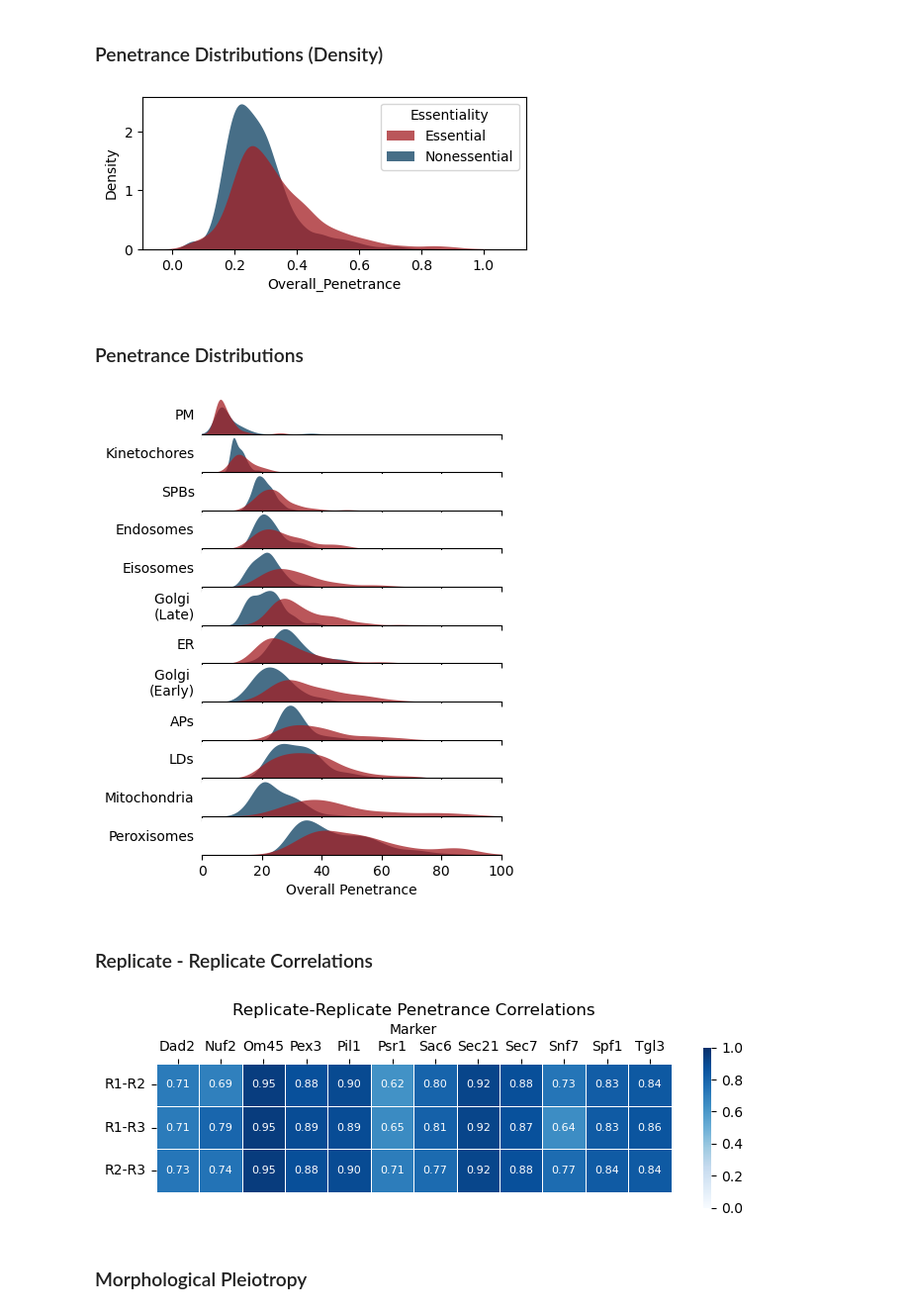
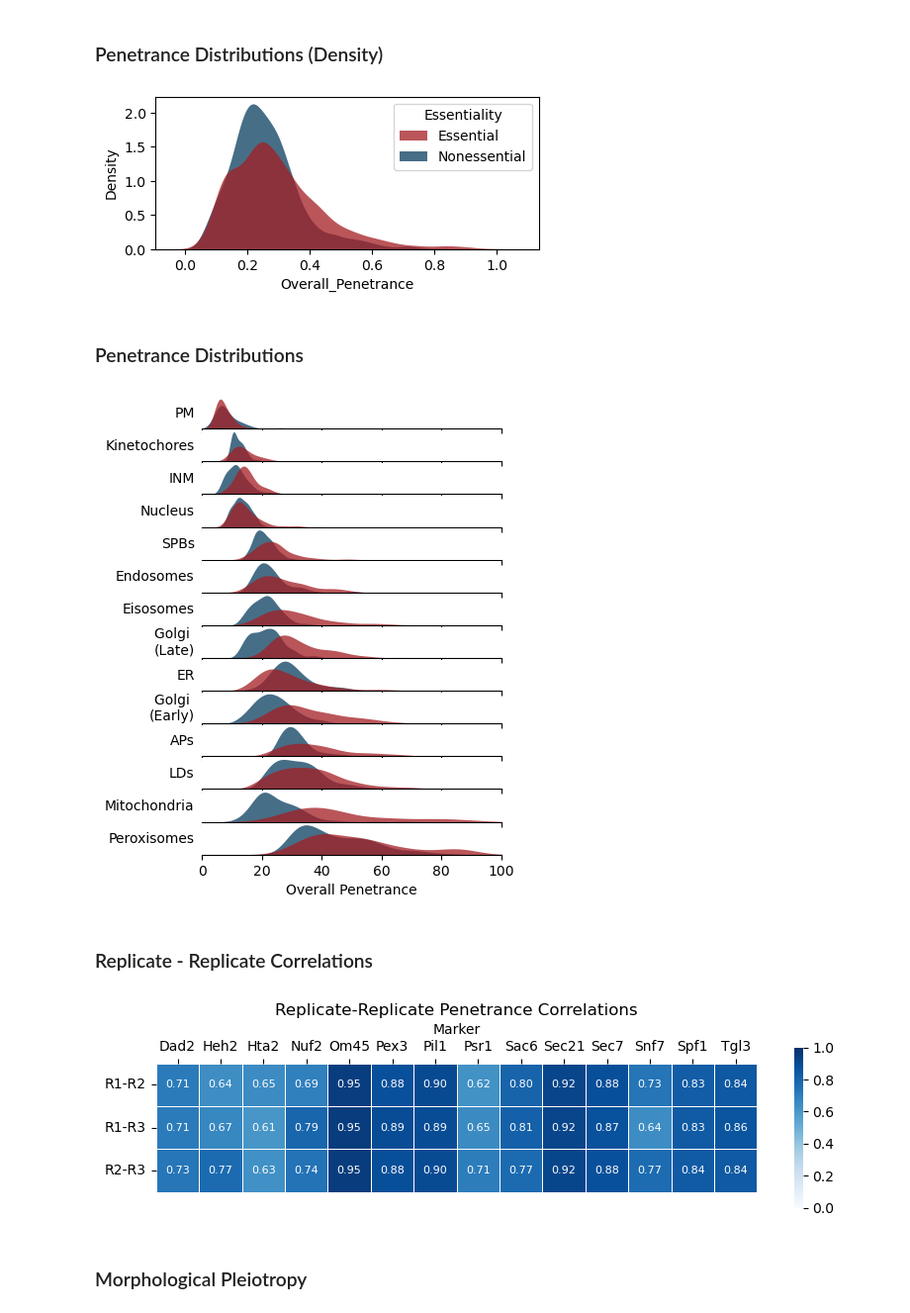
Before and after one commit to arsam-dj/MarkerProject, a Jupyter notebook: 12_make_plots_with_phenotype_data.ipynb, the cells around one changed output. Shown at 99% size. Drawn from its saved outputs; the diff is of its cells as text; code cells hidden in the pictures.

Commit message:
Added Heh2 and Hta2 to plots.

```diff
--- a/12_make_plots_with_phenotype_data.ipynb
+++ b/12_make_plots_with_phenotype_data.ipynb
@@ -17,7 +17,7 @@ from functools import reduce
 from matplotlib_venn import venn2
 from scipy.stats import linregress
 # %%
-markers = ["Dad2", "Sac6", "Tgl3", "Pex3", "Pil1", "Nuf2", "Snf7", "Sec21", "Sec7", "Psr1", "Spf1", "Om45"]
+markers = ["Dad2", "Sac6", "Tgl3", "Pex3", "Pil1", "Nuf2", "Snf7", "Sec21", "Sec7", "Psr1", "Spf1", "Om45", "Heh2", "Hta2"]
 label_maps = {
     "Dad2": "Spindle Pole Bodies",
     "Sac6": "Actin Patches",
@@ -30,7 +30,9 @@ label_maps = {
     "Sec7": "Golgi (Late)",
     "Psr1": "Plasma Membrane",
     "Spf1": "Endoplasmic Reticulum",
-    "Om45": "Mitochondria"
+    "Om45": "Mitochondria",
+    "Heh2": "Inner Nuclear Membrane",
+    "Hta2": "Nucleus"
 }
 
 label_maps_abv = {
@@ -45,10 +47,19 @@ label_maps_abv = {
     "Sec7": "Golgi \n(Late)",
     "Psr1": "PM",
     "Spf1": "ER",
-    "Om45": "Mitochondria"
+    "Om45": "Mitochondria",
+    "Heh2": "INM",
+    "Hta2": "Nucleus"
 }
 phenotype_set = "Compartments" # Cells or Compartments
 pen_col_to_select = "Overall_Penetrance"
+
+save_figs = False  # if False, won't save output graphs
+
+if ("Hta2" in markers) and (phenotype_set == "Cells"):  # Heh2 and Hta2 are the same screen when looking at whole-cell phenotypes
+    markers.remove("Hta2")
+    del label_maps["Hta2"]
+    del label_maps_abv["Hta2"]
 # %% [markdown]
 ### Comparing Hits Between MPv1 and MPv2
 # %%
@@ -114,7 +125,7 @@ markers = sorted(set(mpv1_dict) | set(mpv2_dict))
 c1 = "#093D5F"
 c2 = "#A31E23"
 
-fig, axes = plt.subplots(4, 3, figsize=(6, 8))
+fig, axes = plt.subplots(4, 4, figsize=(6, 8))
 axes = axes.flatten()
 
 for i, marker in enumerate(markers):
@@ -141,6 +152,7 @@ for j in range(len(markers), len(axes)):
     axes[j].axis("off")
 
 plt.tight_layout()
-plt.savefig("/mnt/c/Users/peree/OneDrive/Desktop/venns.pdf", format="pdf",  bbox_inches="tight")
+if save_figs:
+    plt.savefig("/mnt/c/Users/peree/OneDrive/Desktop/venns.pdf", format="pdf",  bbox_inches="tight")
 plt.show()
 plt.close()
@@ -203,7 +217,7 @@ markers = sorted(set(cell_dict) | set(compartment_dict))
 c1 = "#093D5F"
 c2 = "#A31E23"
 
-fig, axes = plt.subplots(2, 6, figsize=(10, 4))
+fig, axes = plt.subplots(2, 7, figsize=(10, 4))
 axes = axes.flatten()
 
 for i, marker in enumerate(markers):
@@ -230,7 +244,8 @@ for j in range(len(markers), len(axes)):
     axes[j].axis("off")
 
 plt.tight_layout()
-plt.savefig("/mnt/c/Users/peree/OneDrive/Desktop/venns_cell_sc.pdf", format="pdf",  bbox_inches="tight")
+if save_figs:
+    plt.savefig("/mnt/c/Users/peree/OneDrive/Desktop/venns_cell_sc.pdf", format="pdf",  bbox_inches="tight")
 plt.show()
 plt.close()
 # %% [output]
@@ -447,11 +464,12 @@ sns.kdeplot(
              "Essential": "#A31E23"},
     legend = True)
 
-plt.savefig("/mnt/c/Users/peree/OneDrive/Desktop/penetrance_density.pdf", format="pdf",  bbox_inches="tight")
+if save_figs:
+    plt.savefig("/mnt/c/Users/peree/OneDrive/Desktop/penetrance_density.pdf", format="pdf",  bbox_inches="tight")
 plt.show()
 plt.close()
 # %% [output]
-[figure, old version]
+[figure, new version]
 # %% [markdown]
 ### Penetrance Distributions
 # %%
@@ -555,11 +573,12 @@ for i, marker in enumerate(markers_order):
 # shared x formatting
 axes_plot[-1].set_xlim(0, 100)
 axes_plot[-1].set_xlabel("Overall Penetrance")
-plt.savefig("/mnt/c/Users/peree/OneDrive/Desktop/penetrance_distributions.pdf", bbox_inches="tight")
+if save_figs:
+    plt.savefig("/mnt/c/Users/peree/OneDrive/Desktop/penetrance_distributions.pdf", bbox_inches="tight")
 plt.show()
 plt.close()
 # %% [output]
-[figure, old version]
+[figure, new version]
 # %% [markdown]
 ### Replicate - Replicate Correlations
 # %%
@@ -627,35 +646,36 @@ corr_matrices = (
     .concat(corr_matrices, how="vertical")
     .sort("Marker")
     .to_pandas()
     .set_index("Marker")
     )
 
 ## Plot
 nrows, ncols = corr_matrices.T.shape
 plt.figure(figsize=(0.7*ncols, 0.7*nrows))
 ax = sns.heatmap(
     corr_matrices.T,
     vmin=0,
     vmax=1,
     annot=True,
     annot_kws={"size":8},
     cmap="Blues",
     fmt=".2f",
     linewidths=0.5,
     square=True)
 
 plt.xticks(rotation=45, ha="left")
 plt.yticks(rotation=0, ha="right")
 
 ax.xaxis.tick_top()
 ax.xaxis.set_label_position("top")
 
 plt.title("Replicate-Replicate Penetrance Correlations")
-plt.savefig("/mnt/c/Users/peree/OneDrive/Desktop/replicate_correlations.pdf", format="pdf",  bbox_inches="tight")
+if save_figs:
+    plt.savefig("/mnt/c/Users/peree/OneDrive/Desktop/replicate_correlations.pdf", format="pdf",  bbox_inches="tight")
 plt.show()
 plt.close()
 # %% [output]
-[figure, old version]
+[figure, new version]
 # %% [markdown]
 ### Morphological Pleiotropy
 # %%
```
Also changed, not shown: parts of 9 cells of this notebook.
